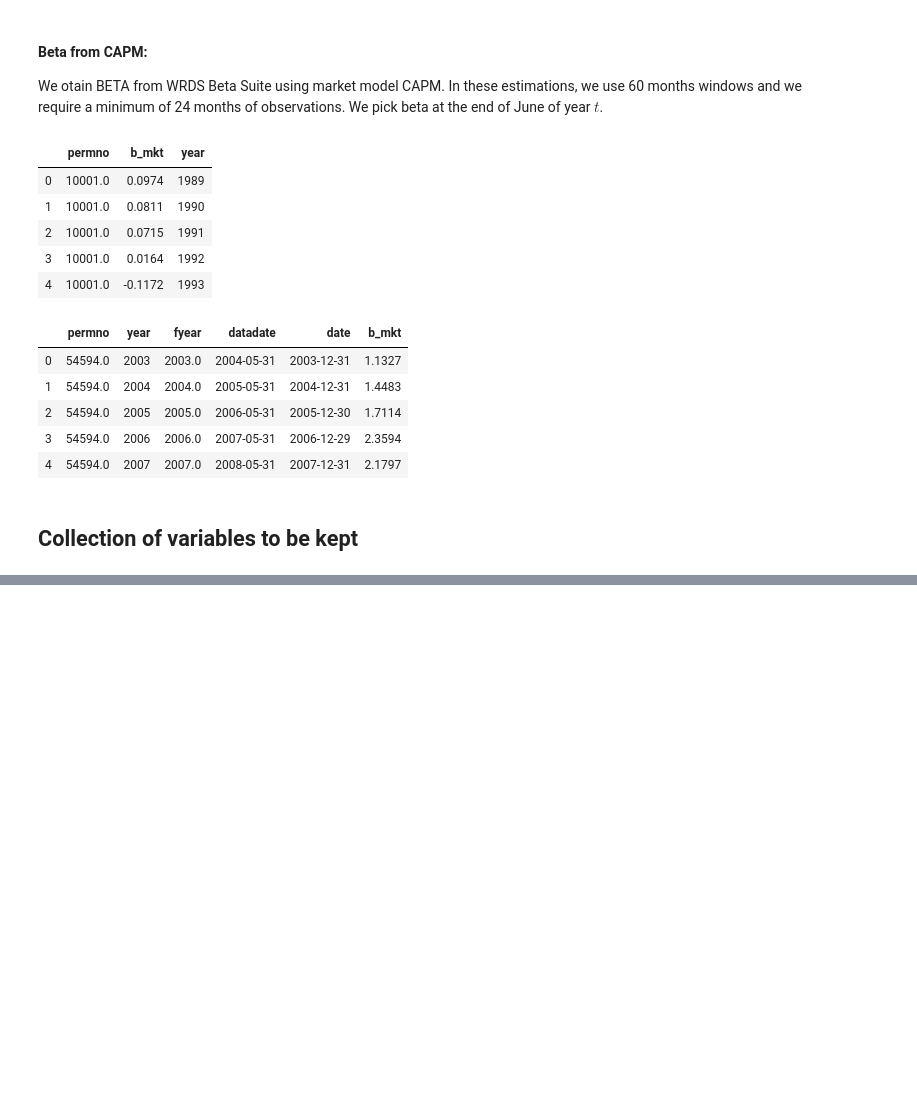
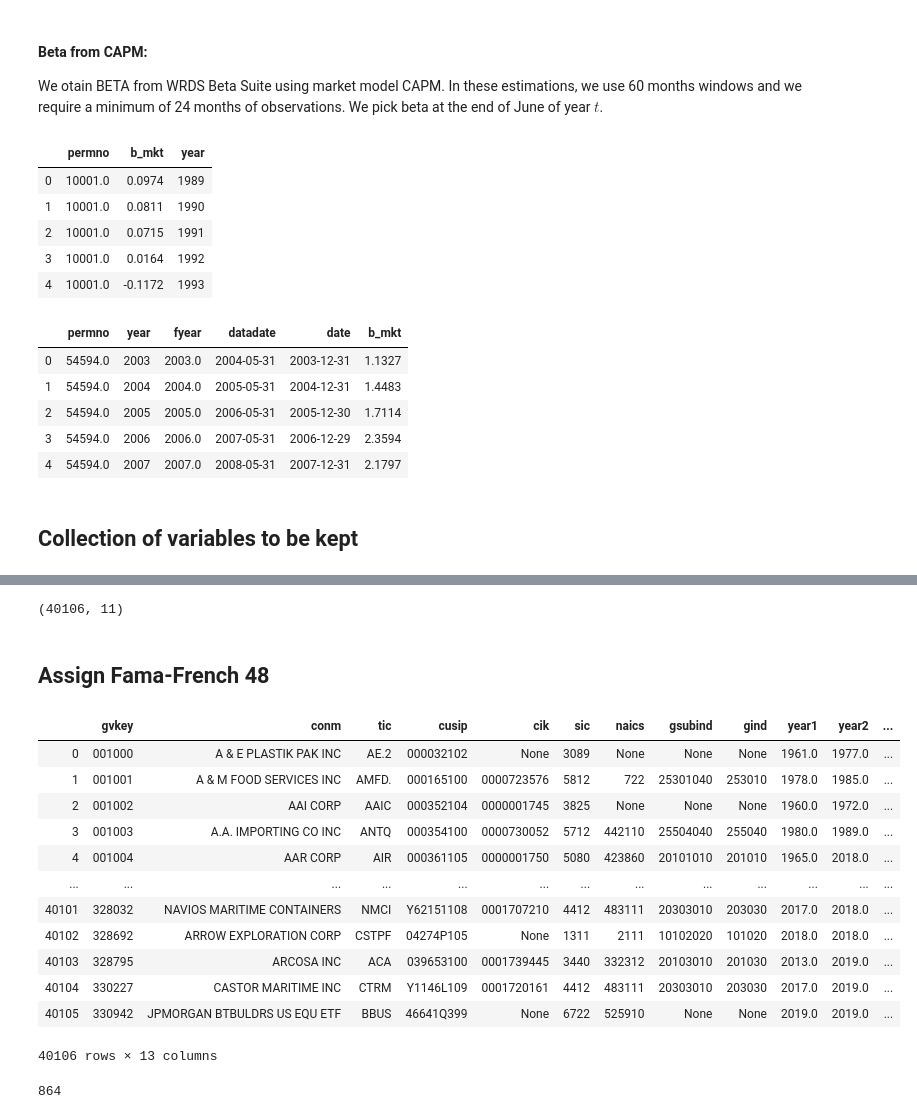
Before and after one commit to pakshingho/ESG, a Jupyter notebook: KLD_Compustat.ipynb, the cells around one changed output, grey strips where cells are left out. Drawn from its saved outputs; the diff is of its cells as text; code cells hidden in the pictures; blank space fills up the shorter version.

```diff
--- a/KLD_Compustat.ipynb
+++ b/KLD_Compustat.ipynb
@@ -1032,0 +1049,2 @@ df.shape
+# %%
+db = wrds.Connection()
@@ -1032,0 +1069,5 @@ df.shape
+# %%
+names = db.raw_sql("""
+                    select *
+                    from comp.names
+                    """)
@@ -1032,0 +1083,6 @@ df.shape
+# %%
+names.shape
+# %% [output]
+(40106, 11)
+# %% [markdown]
+## Assign Fama-French 48
@@ -1032,0 +1295,20 @@ df.shape
+# %%
+names2
+# %% [output]
+|  | gvkey | conm | tic | cusip | cik | sic | naics | gsubind | gind | year1 | year2 | ... |
+| 0 | 001000 | A & E PLASTIK PAK INC | AE.2 | 000032102 | None | 3089 | None | None | None | 1961.0 | 1977.0 | ... |
+| 1 | 001001 | A & M FOOD SERVICES INC | AMFD. | 000165100 | 0000723576 | 5812 | 722 | 25301040 | 253010 | 1978.0 | 1985.0 | ... |
+| 2 | 001002 | AAI CORP | AAIC | 000352104 | 0000001745 | 3825 | None | None | None | 1960.0 | 1972.0 | ... |
+| 3 | 001003 | A.A. IMPORTING CO INC | ANTQ | 000354100 | 0000730052 | 5712 | 442110 | 25504040 | 255040 | 1980.0 | 1989.0 | ... |
+| 4 | 001004 | AAR CORP | AIR | 000361105 | 0000001750 | 5080 | 423860 | 20101010 | 201010 | 1965.0 | 2018.0 | ... |
+| ... | ... | ... | ... | ... | ... | ... | ... | ... | ... | ... | ... | ... |
+| 40101 | 328032 | NAVIOS MARITIME CONTAINERS | NMCI | Y62151108 | 0001707210 | 4412 | 483111 | 20303010 | 203030 | 2017.0 | 2018.0 | ... |
+| 40102 | 328692 | ARROW EXPLORATION CORP | CSTPF | 04274P105 | None | 1311 | 2111 | 10102020 | 101020 | 2018.0 | 2018.0 | ... |
+| 40103 | 328795 | ARCOSA INC | ACA | 039653100 | 0001739445 | 3440 | 332312 | 20103010 | 201030 | 2013.0 | 2019.0 | ... |
+| 40104 | 330227 | CASTOR MARITIME INC | CTRM | Y1146L109 | 0001720161 | 4412 | 483111 | 20303010 | 203030 | 2017.0 | 2019.0 | ... |
+| 40105 | 330942 | JPMORGAN BTBULDRS US EQU ETF | BBUS | 46641Q399 | None | 6722 | 525910 | None | None | 2019.0 | 2019.0 | ... |
+40106 rows × 13 columns
+# %%
+(names2.ffi48_desc=='').sum()
+# %% [output]
+864
```
Also changed, not shown: parts of 23 cells of this notebook.
